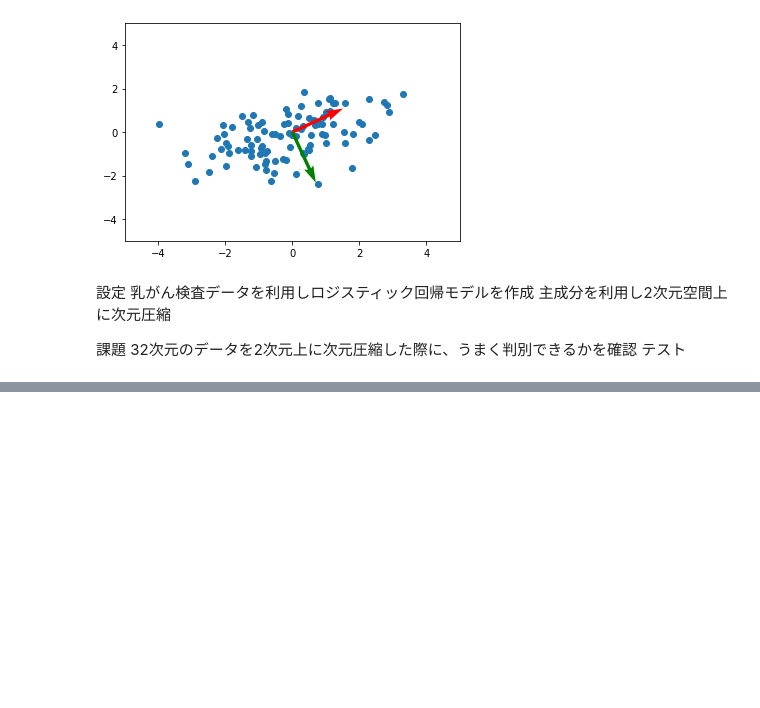
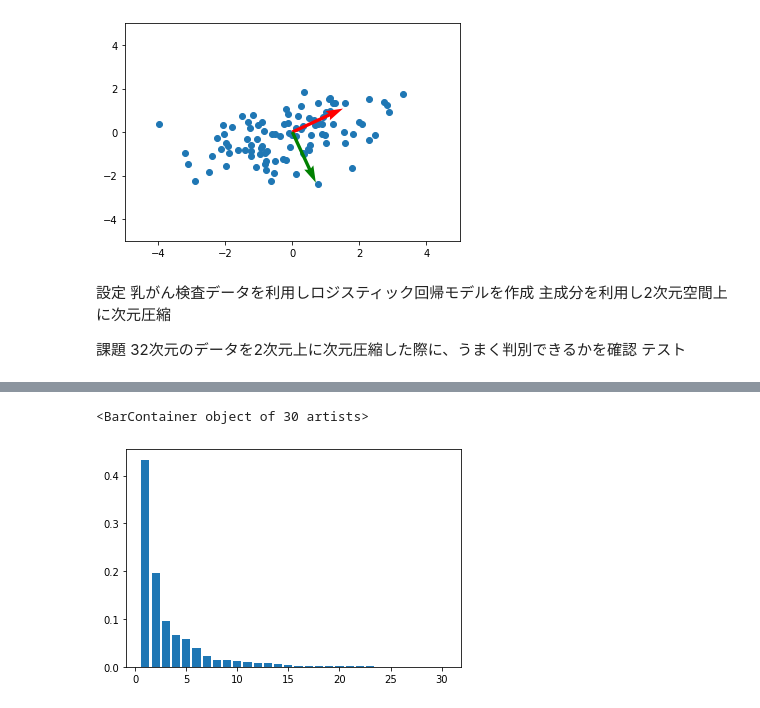
Before and after one commit to MatSoich/RabbitChallenge, a Jupyter notebook: 機械学習/codes/4.主成分分析.ipynb, the cells around one changed output, grey strips where cells are left out. Drawn from its saved outputs; the diff is of its cells as text; code cells hidden in the pictures; blank space fills up the shorter version.

```diff
--- a/機械学習/codes/4.主成分分析.ipynb
+++ b/機械学習/codes/4.主成分分析.ipynb
@@ -143,0 +167,3 @@ covariance: [[2.16460344 0.6937192 ]
+# %%
+cancer_df.drop('Unnamed: 32', axis=1, inplace=True)
+cancer_df.head(5)
@@ -143,0 +178,23 @@ covariance: [[2.16460344 0.6937192 ]
+# %%
+# 目的変数の抽出
+y = cancer_df.diagnosis.apply(lambda d: 1 if d == 'M' else 0)
+# %%
+# 説明変数の抽出
+X = cancer_df.loc[:, 'radius_mean':]
+# %%
+# 学習用とテスト用でデータを分離
+X_train, X_test, y_train, y_test = train_test_split(X, y, random_state=0)
+
+# 標準化
+scaler = StandardScaler()
+X_train_scaled = scaler.fit_transform(X_train)
+X_test_scaled = scaler.transform(X_test)
+
+# ロジスティック回帰で学習
+logistic = LogisticRegressionCV(cv=10, random_state=0)
+logistic.fit(X_train_scaled, y_train)
+
+# 検証
+print('Train score: {:.3f}'.format(logistic.score(X_train_scaled, y_train)))
+print('Test score: {:.3f}'.format(logistic.score(X_test_scaled, y_test)))
+print('Confustion matrix:\n{}'.format(confusion_matrix(y_true=y_test, y_pred=logistic.predict(X_test_scaled))))
@@ -143,0 +241,7 @@ covariance: [[2.16460344 0.6937192 ]
+# %%
+pca = PCA(n_components=30)
+pca.fit(X_train_scaled)
+plt.bar([n for n in range(1, len(pca.explained_variance_ratio_)+1)], pca.explained_variance_ratio_)
+# %% [output]
+<BarContainer object of 30 artists>
+[figure, added]
```
Also changed, not shown: parts of 9 cells of this notebook, 13 other files.
